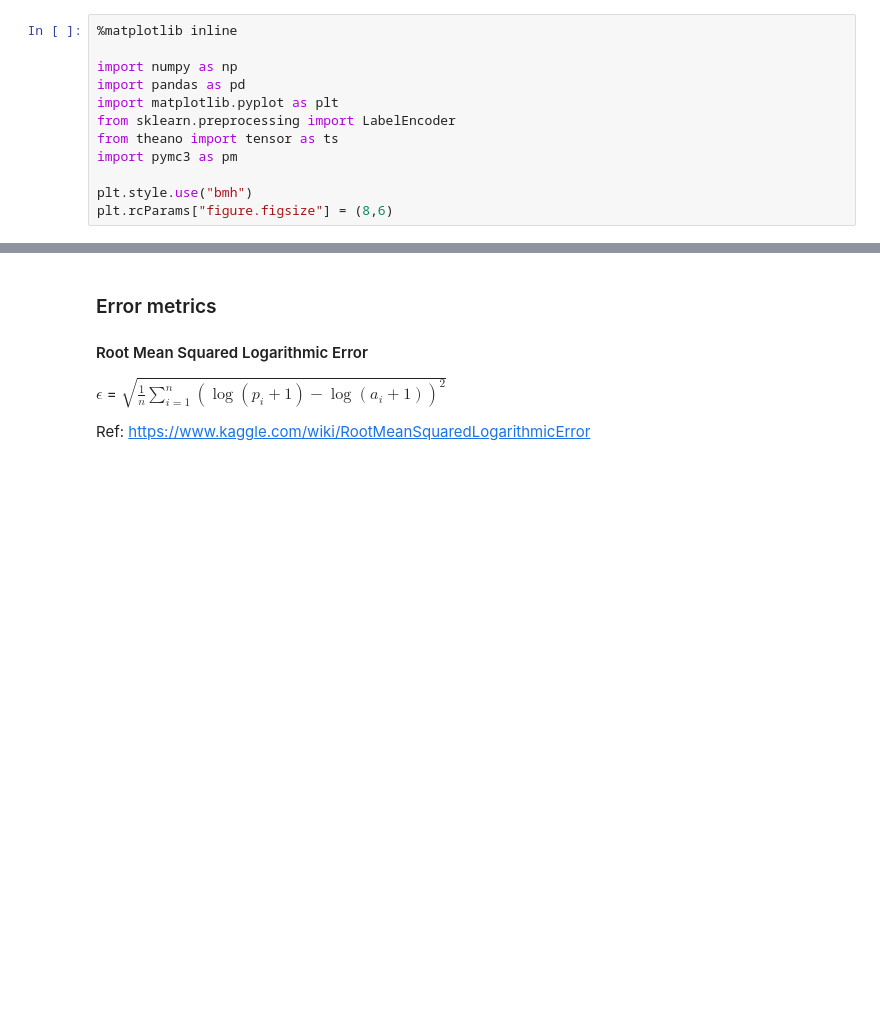
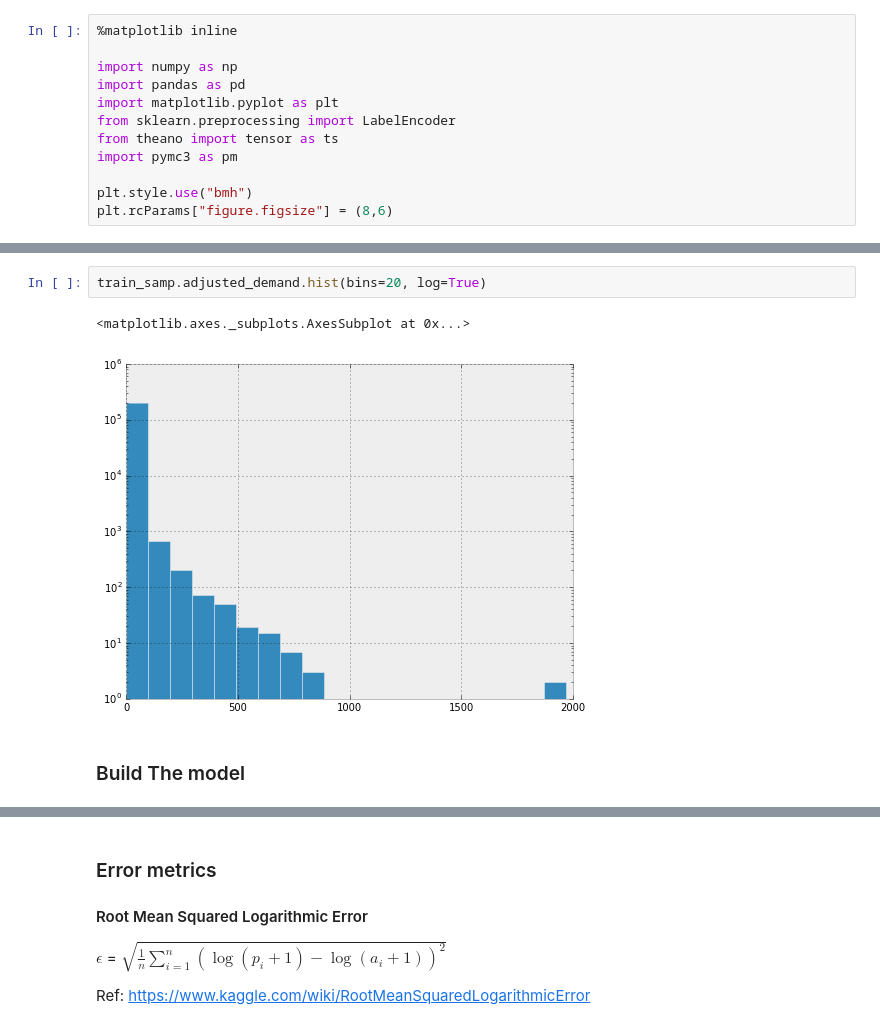
Before and after one commit to ririw/kaggle-bimbo-pymc3, a Jupyter notebook: Poisson model.ipynb, the cells around one changed output, grey strips where cells are left out. Drawn from its saved outputs; the diff is of its cells as text; blank space fills up the shorter version.

```diff
--- a/Poisson model.ipynb
+++ b/Poisson model.ipynb
@@ -64,0 +78,7 @@ array([155, 475, 320, ..., 295, 285, 148])
+# %%
+train_samp.adjusted_demand.hist(bins=20, log=True)
+# %% [output]
+<matplotlib.axes._subplots.AxesSubplot at 0x...>
+[figure, added]
+# %% [markdown]
+### Build The model
```
Also changed, not shown: parts of 46 cells of this notebook, 3 other files.
